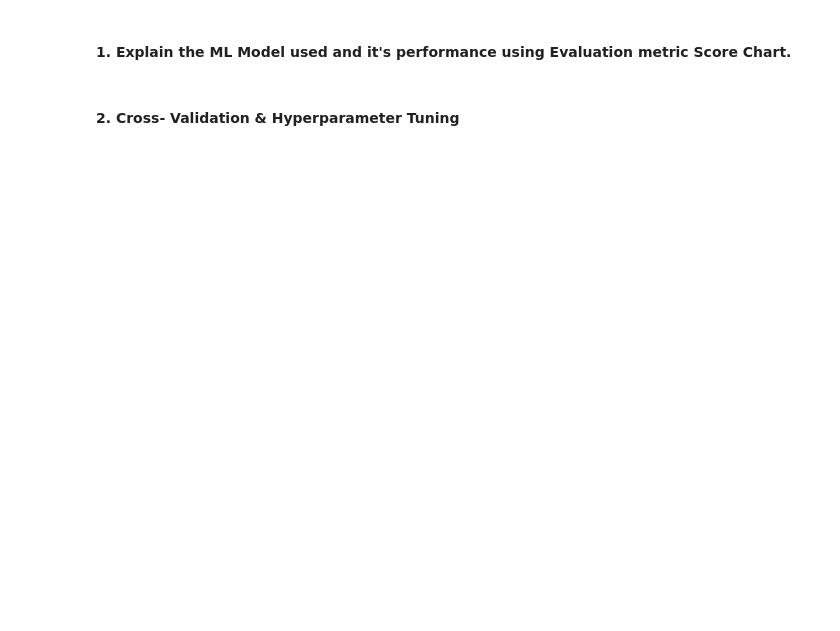
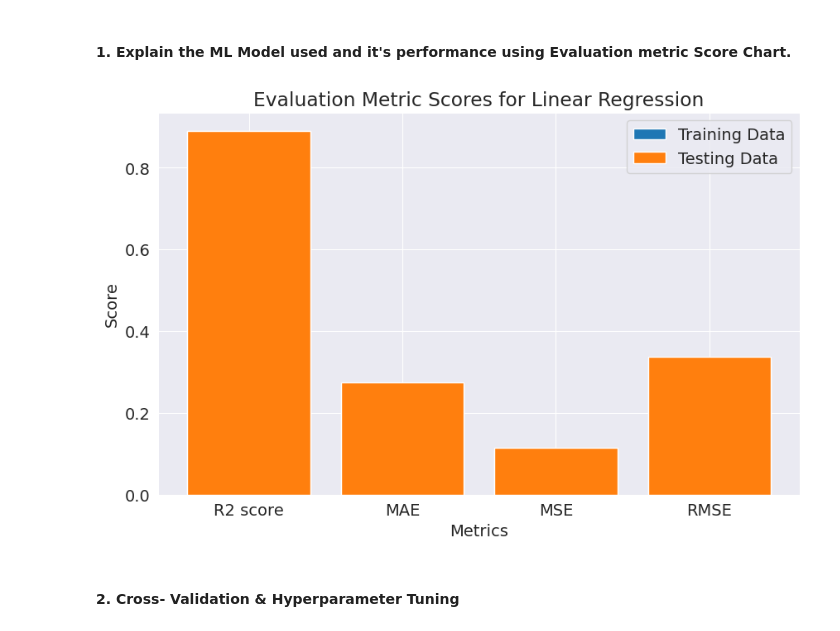
Before and after one commit to ash260498/-Datascience, a Jupyter notebook: Ted_talks_views_prediction_Aswathi.ipynb, the cells around one changed output. Saved outputs shown, nothing was run; the diff lists cells and outputs as text; code cells hidden in the pictures; blank space fills up the shorter version.

```diff
--- a/Ted_talks_views_prediction_Aswathi.ipynb
+++ b/Ted_talks_views_prediction_Aswathi.ipynb
@@ -1452,2 +1445,54 @@ RMSE: 0.3398679621459885
+# %%
+# Visualizing evaluation Metric Score chart
+import pandas as pd
+from sklearn.linear_model import LinearRegression
+from sklearn.metrics import r2_score, mean_absolute_error, mean_squared_error
+import numpy as np
+from sklearn.model_selection import train_test_split
+import matplotlib.pyplot as plt
+
+# Assuming you have X and y defined
+
+# Perform train-test split
+X_train, X_test, y_train, y_test = train_test_split(X, y, test_size=0.2, random_state=0)
+
+# Apply one-hot encoding to categorical features in X_train and X_test
+X_train_encoded = pd.get_dummies(X_train)
+X_test_encoded = pd.get_dummies(X_test)
+
+# Fit the linear regression model
+model = LinearRegression()
+model.fit(X_train_encoded, y_train)
+
+# Make predictions on training and testing data
+y_train_pred = model.predict(X_train_encoded)
+y_test_pred = model.predict(X_test_encoded)
+
+# Calculate evaluation metrics
+r2_train = r2_score(y_train, y_train_pred)
+mae_train = mean_absolute_error(y_train, y_train_pred)
+mse_train = mean_squared_error(y_train, y_train_pred)
+rmse_train = np.sqrt(mse_train)
+
+r2_test = r2_score(y_test, y_test_pred)
+mae_test = mean_absolute_error(y_test, y_test_pred)
+mse_test = mean_squared_error(y_test, y_test_pred)
+rmse_test = np.sqrt(mse_test)
+
+# Visualize the evaluation metric scores
+metrics = ['R2 score', 'MAE', 'MSE', 'RMSE']
+train_scores = [r2_train, mae_train, mse_train, rmse_train]
+test_scores = [r2_test, mae_test, mse_test, rmse_test]
+
+plt.figure(figsize=(10, 6))
+plt.bar(metrics, train_scores, label='Training Data')
+plt.bar(metrics, test_scores, label='Testing Data')
+plt.xlabel('Metrics')
+plt.ylabel('Score')
+plt.title('Evaluation Metric Scores for Linear Regression')
+plt.legend()
+plt.show()
+# %% [output]
+[figure, added]
 # %% [markdown]
 #### 2. Cross- Validation & Hyperparameter Tuning
```
Also changed, not shown: parts of 21 cells of this notebook.
